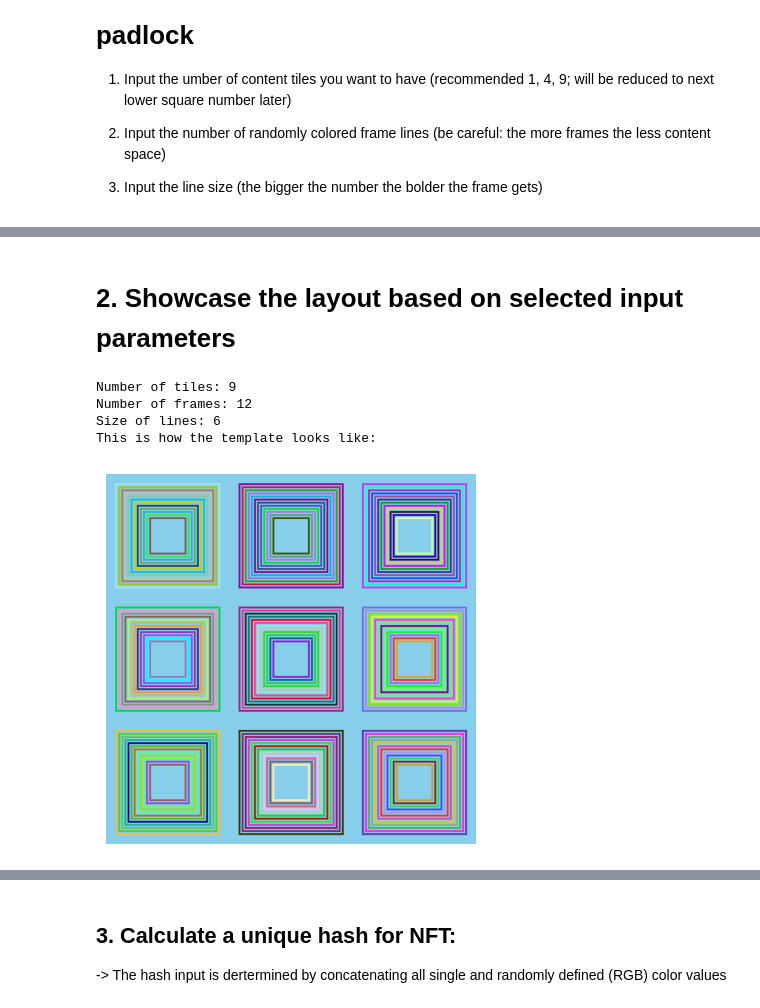
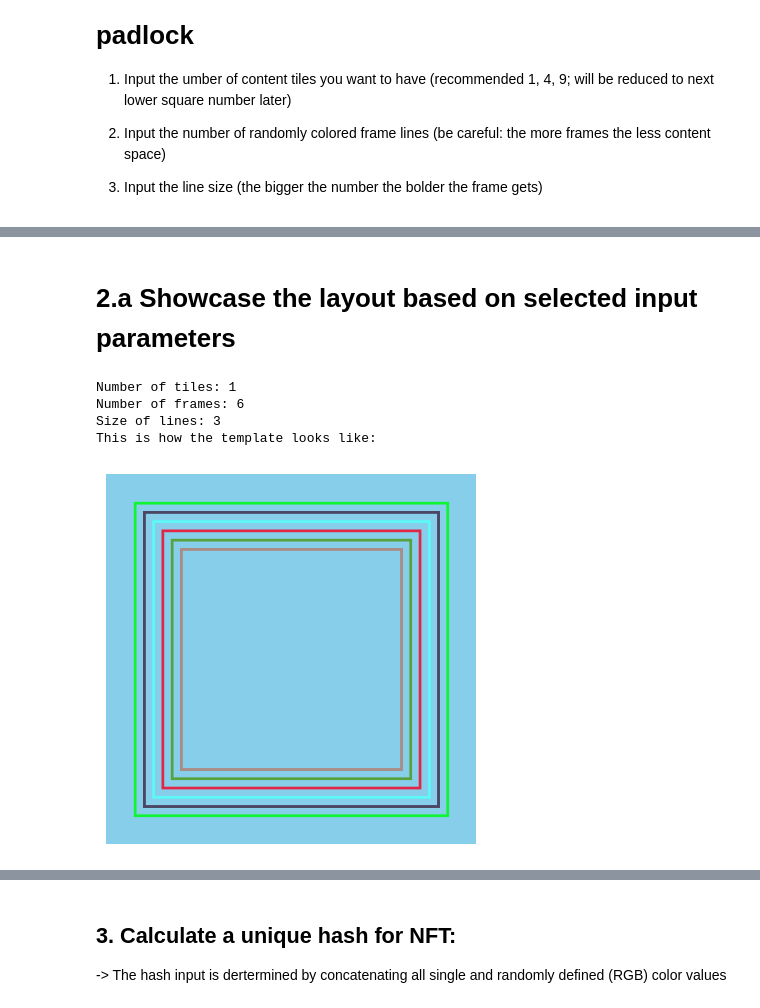
Before and after one commit to eszet24/padlock-diy-nft, a Jupyter notebook: DIY_NFT_Padlock.ipynb, the cells around one changed output, grey strips where cells are left out. Drawn from its saved outputs; the diff is of its cells as text; code cells hidden in the pictures.

Commit message:
Capstone Demo Version
One tile with different number of frames in varying line sizes

```diff
--- a/DIY_NFT_Padlock.ipynb
+++ b/DIY_NFT_Padlock.ipynb
@@ -28,13 +35,13 @@ lines = 3
 tiles_widget = ipywidgets.Dropdown(
     options=[1, 4, 9],  # Allowed options: 1 or 9
     value=1,  # Default selection
-    description="Tiles:",
+    description="Number of Tiles:",
 )
 
 # IntText widget for the selection of "frames"
 frames_widget = ipywidgets.IntText(
     value=6,  # Default value
-    description="Frames:",
+    description="Number of Frames:",
     min=1,    # Minimum value
     max=12,  # Maximum value
     step=1,   # Step size
@@ -42,11 +49,11 @@ frames_widget = ipywidgets.IntText(
 
 # Slider widget for the selection of "lines" (range from 3 to 9)
 lines_widget = ipywidgets.IntSlider(
-    value=3,  # Default value
-    min=3,    # Minimum value
+    value=6,  # Default value
+    min=1,    # Minimum value
     max=9,    # Maximum value
     step=1,   # Step size
-    description="Lines:",
+    description="Size of Lines:",
 )
 
 # Function to retrieve and print the values after user interaction
@@ -61,8 +68,8 @@ def get_values(change=None):
 display(tiles_widget, frames_widget, lines_widget)
 
 # Use 'observe' to call get_values() whenever the widget's value changes
-tiles_widget.observe(get_values, names='value')
-frames_widget.observe(get_values, names='value')
-lines_widget.observe(get_values, names='value')
+tiles =  tiles_widget.observe(get_values, names='value')
+frames = frames_widget.observe(get_values, names='value')
+lines = lines_widget.observe(get_values, names='value')
 # %% [output]
 [interactive output not drawn]
@@ -70,6 +77,6 @@ IntText(value=6, description='Frames:')
 [interactive output not drawn]
 # %% [markdown]
-# 2. Showcase the layout based on selected input parameters
+# 2.a Showcase the layout based on selected input parameters
 # %%
 import math
 import numpy as np
@@ -95,7 +102,7 @@ tiles_per_column = tiles_per_row                    # Only squared wallpapers
 
 # Create a basic tile image using Pillow
 tile_size = (400, 400)
-tile = Image.new("RGB", tile_size, "red")           # Initially a false color
+tile = Image.new("RGB", tile_size, "grey")           # Initially a false color
 
 # Global variable
 hash_input = ""                                     # Initialize, reset or empty hash input
@@ -143,34 +150,35 @@ def assemble_wallpaper(tile, rows=tiles_per_row, cols=tiles_per_column):
                     [start_x, start_y, start_x + rect_width, start_y + rect_height],
                     outline=(random_color),
                     width=frame_line_width)
 
                 # Adjust position an size for next smaller square
                 start_x += distance
                 start_y += distance
                 rect_width -= 2 * distance
                 rect_height -= 2 * distance
 
                 # Fit in frame content
                 if x == nested_depth:
                     pattern.paste(frame_object)
                     draw = ImageDraw.Draw(pattern)
 
             tile.paste(pattern, (j * tile_size[0] + (2*distance), i * tile_size[1] + (2*distance)))
+
             draw = ImageDraw.Draw(tile)
 
     return tile
 
 # Generate and display wallpaper pattern
 
 print(f"This is how the template looks like:")
 
 wallpaper = assemble_wallpaper(tile)
 plt.imshow(wallpaper)
 plt.axis("off")
 plt.show()
 # %% [output]
-Number of tiles: 9
-Number of frames: 12
-Size of lines: 6
+Number of tiles: 1
+Number of frames: 6
+Size of lines: 3
 This is how the template looks like:
-[figure, old version]
+[figure, new version]
```
Also changed, not shown: parts of 14 cells of this notebook.
